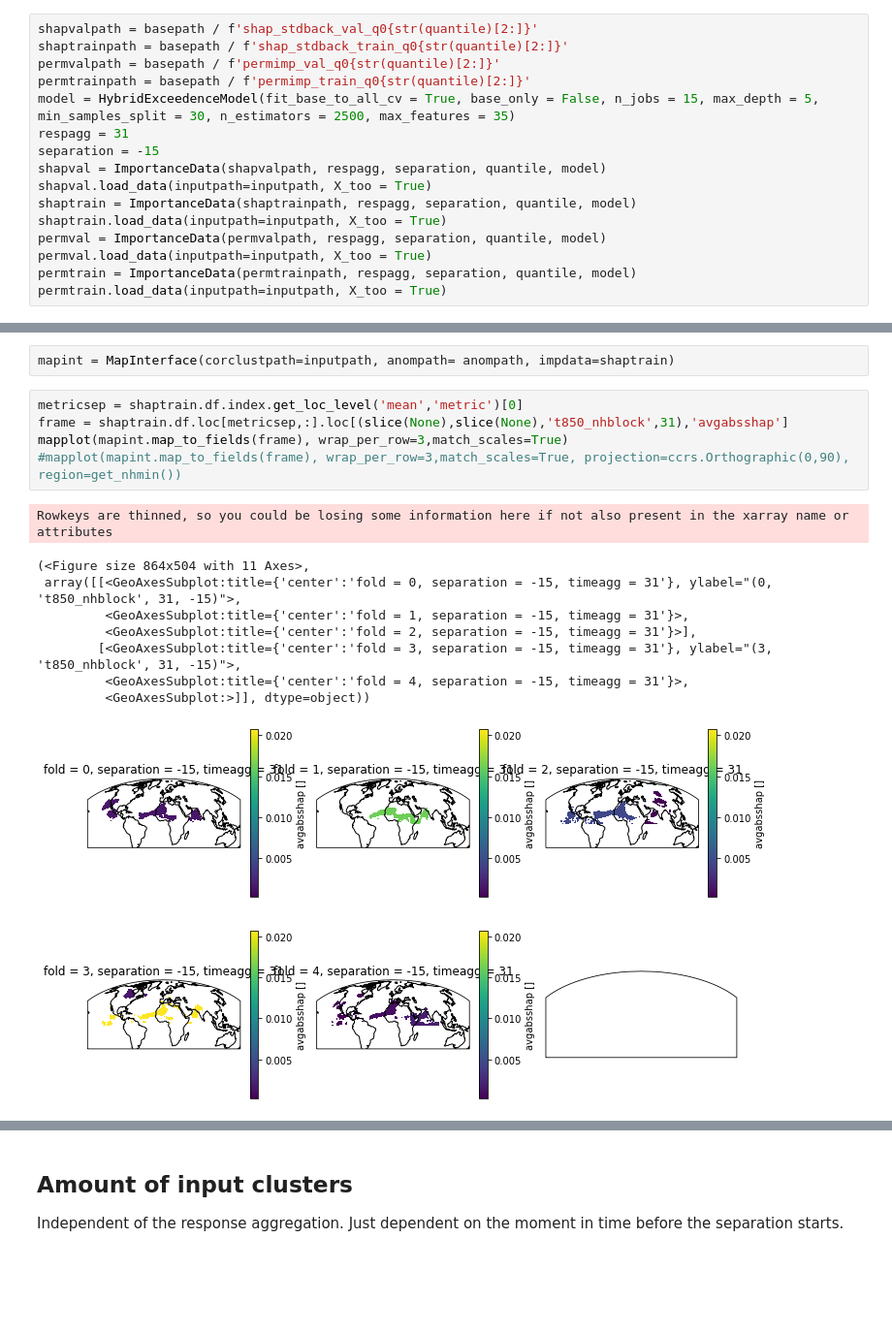
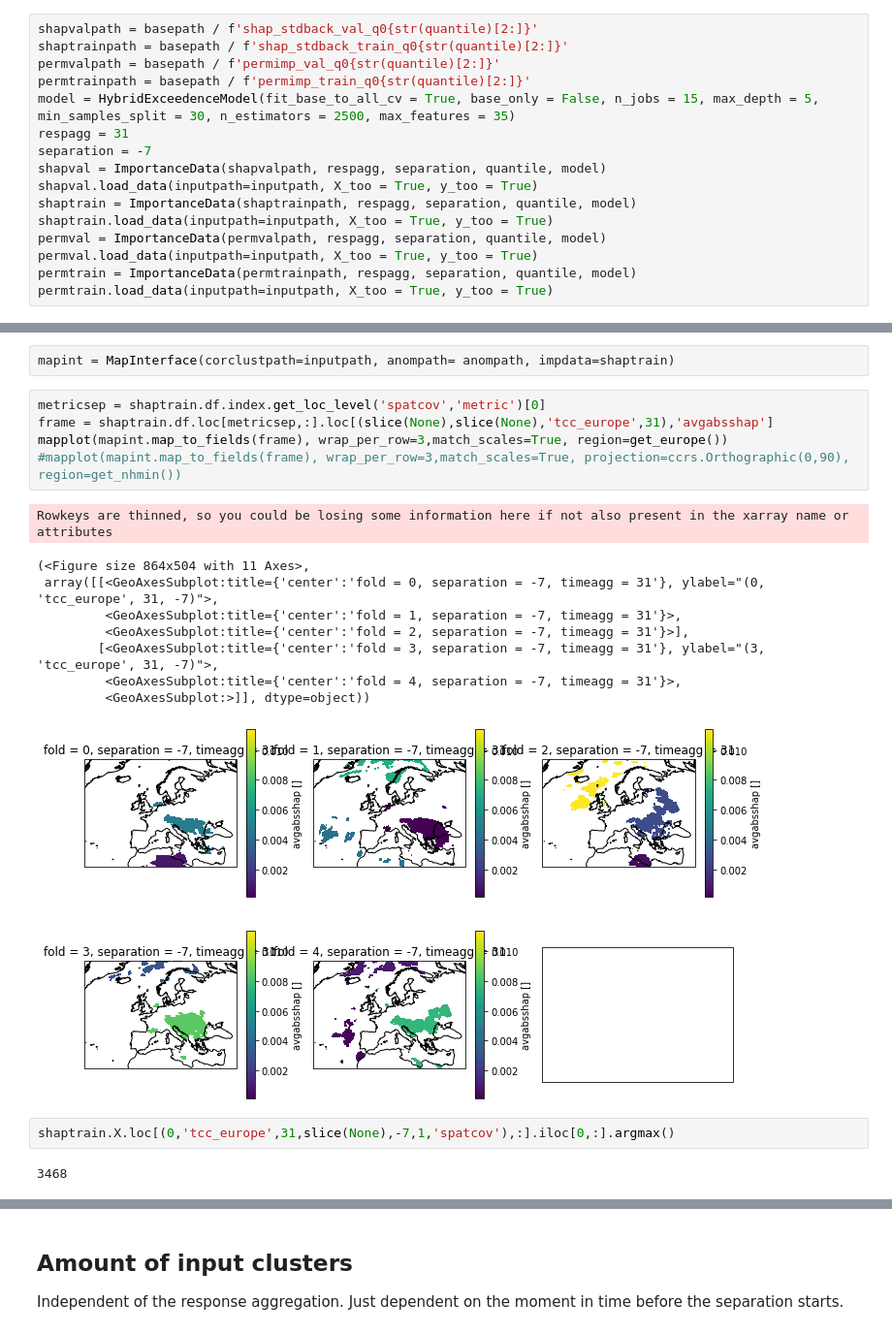
Before and after one commit to chiemvs/Weave, a Jupyter notebook: notebooks/Investigate.ipynb, the cells around one changed output, grey strips where cells are left out. Shown at 97% size. Saved outputs shown, nothing was run; the diff lists cells and outputs as text; blank space fills up the shorter version.

Commit message:
Visualization for illustrating the constancy of cloud cover clusters over folds and the dimred behind spatcov

```diff
--- a/notebooks/Investigate.ipynb
+++ b/notebooks/Investigate.ipynb
@@ -59,15 +59,15 @@ permvalpath = basepath / f'permimp_val_q0{str(quantile)[2:]}'
 permtrainpath = basepath / f'permimp_train_q0{str(quantile)[2:]}'
 model = HybridExceedenceModel(fit_base_to_all_cv = True, base_only = False, n_jobs = 15, max_depth = 5, min_samples_split = 30, n_estimators = 2500, max_features = 35)
 respagg = 31
-separation = -15
+separation = -7
 shapval = ImportanceData(shapvalpath, respagg, separation, quantile, model)
-shapval.load_data(inputpath=inputpath, X_too = True)
+shapval.load_data(inputpath=inputpath, X_too = True, y_too = True)
 shaptrain = ImportanceData(shaptrainpath, respagg, separation, quantile, model)
-shaptrain.load_data(inputpath=inputpath, X_too = True)
+shaptrain.load_data(inputpath=inputpath, X_too = True, y_too = True)
 permval = ImportanceData(permvalpath, respagg, separation, quantile, model)
-permval.load_data(inputpath=inputpath, X_too = True)
+permval.load_data(inputpath=inputpath, X_too = True, y_too = True)
 permtrain = ImportanceData(permtrainpath, respagg, separation, quantile, model)
-permtrain.load_data(inputpath=inputpath, X_too = True)
+permtrain.load_data(inputpath=inputpath, X_too = True, y_too = True)
 # %%
 permtrain.scale_within(fill_na = True)
 permval.scale_within(fill_na = True)
@@ -213,17 +220,21 @@ kept # from shap to singlepass
 # %%
 mapint = MapInterface(corclustpath=inputpath, anompath= anompath, impdata=shaptrain)
 # %%
-metricsep = shaptrain.df.index.get_loc_level('mean','metric')[0]
-frame = shaptrain.df.loc[metricsep,:].loc[(slice(None),slice(None),'t850_nhblock',31),'avgabsshap']
-mapplot(mapint.map_to_fields(frame), wrap_per_row=3,match_scales=True)
+metricsep = shaptrain.df.index.get_loc_level('spatcov','metric')[0]
+frame = shaptrain.df.loc[metricsep,:].loc[(slice(None),slice(None),'tcc_europe',31),'avgabsshap']
+mapplot(mapint.map_to_fields(frame), wrap_per_row=3,match_scales=True, region=get_europe())
 #mapplot(mapint.map_to_fields(frame), wrap_per_row=3,match_scales=True, projection=ccrs.Orthographic(0,90), region=get_nhmin())
 # %% [output]
 Rowkeys are thinned, so you could be losing some information here if not also present in the xarray name or attributes
 (<Figure size 864x504 with 11 Axes>,
- array([[<GeoAxesSubplot:title={'center':'fold = 0, separation = -15, timeagg = 31'}, ylabel="(0, 't850_nhblock', 31, -15)">,
-         <GeoAxesSubplot:title={'center':'fold = 1, separation = -15, timeagg = 31'}>,
-         <GeoAxesSubplot:title={'center':'fold = 2, separation = -15, timeagg = 31'}>],
-        [<GeoAxesSubplot:title={'center':'fold = 3, separation = -15, timeagg = 31'}, ylabel="(3, 't850_nhblock', 31, -15)">,
-         <GeoAxesSubplot:title={'center':'fold = 4, separation = -15, timeagg = 31'}>,
+ array([[<GeoAxesSubplot:title={'center':'fold = 0, separation = -7, timeagg = 31'}, ylabel="(0, 'tcc_europe', 31, -7)">,
+         <GeoAxesSubplot:title={'center':'fold = 1, separation = -7, timeagg = 31'}>,
+         <GeoAxesSubplot:title={'center':'fold = 2, separation = -7, timeagg = 31'}>],
+        [<GeoAxesSubplot:title={'center':'fold = 3, separation = -7, timeagg = 31'}, ylabel="(3, 'tcc_europe', 31, -7)">,
+         <GeoAxesSubplot:title={'center':'fold = 4, separation = -7, timeagg = 31'}>,
          <GeoAxesSubplot:>]], dtype=object))
-[figure, old version]
+[figure, new version]
+# %%
+shaptrain.X.loc[(0,'tcc_europe',31,slice(None),-7,1,'spatcov'),:].iloc[0,:].argmax()
+# %% [output]
+3468
```
Also changed, not shown: parts of 13 cells of this notebook, 1 other file.
